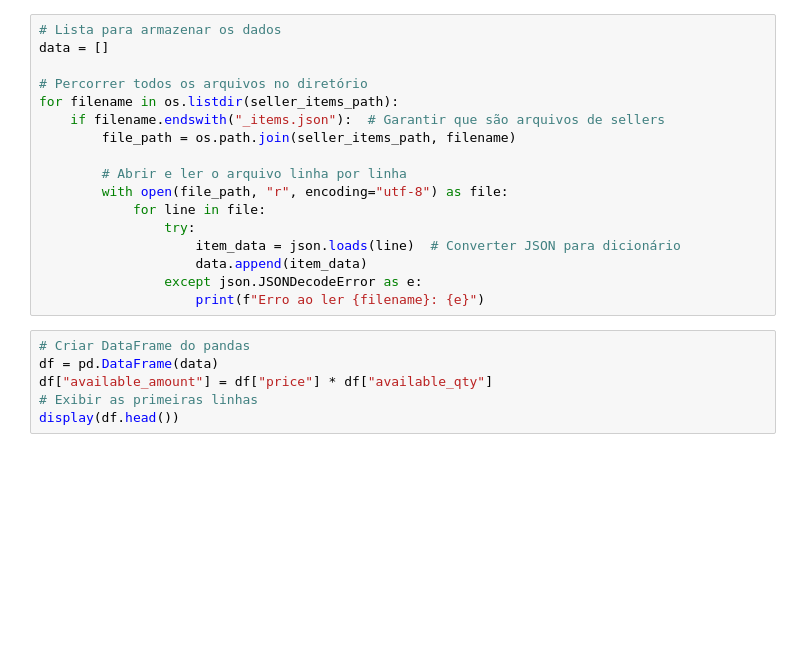
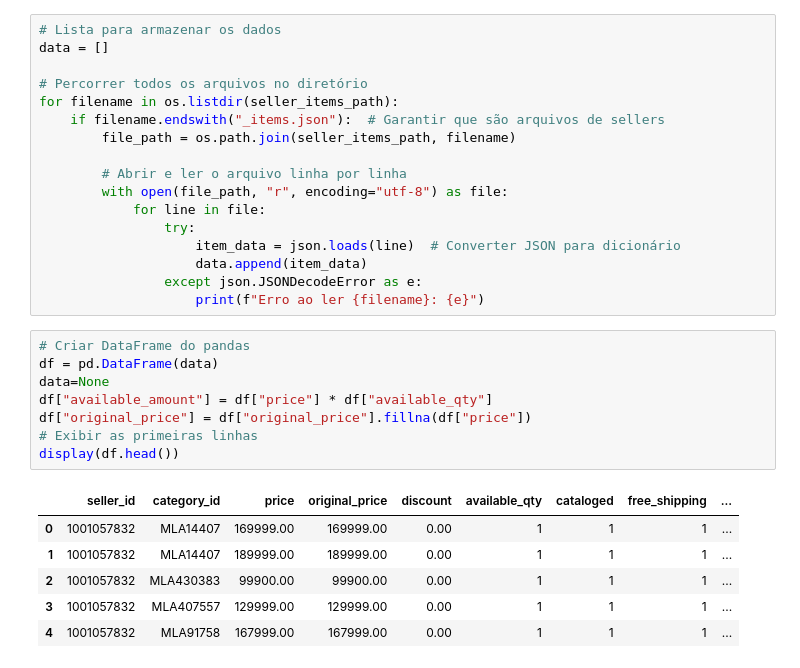
Before and after one commit to gustavozantut/MeLi_DA_Case, a Jupyter notebook: notebooks/data_analysis.ipynb, the cells around one changed output. Drawn from its saved outputs; the diff is of its cells as text; blank space fills up the shorter version.

```diff
--- a/notebooks/data_analysis.ipynb
+++ b/notebooks/data_analysis.ipynb
@@ -32,9 +36,18 @@ for filename in os.listdir(seller_items_path):
 # %%
 # Criar DataFrame do pandas
 df = pd.DataFrame(data)
+data=None
 df["available_amount"] = df["price"] * df["available_qty"]
+df["original_price"] = df["original_price"].fillna(df["price"])
 # Exibir as primeiras linhas
 display(df.head())
+# %% [output]
+|  | seller_id | category_id | price | original_price | discount | available_qty | cataloged | free_shipping | ... |
+| 0 | 1001057832 | MLA14407 | 169999.00 | 169999.00 | 0.00 | 1 | 1 | 1 | ... |
+| 1 | 1001057832 | MLA14407 | 189999.00 | 189999.00 | 0.00 | 1 | 1 | 1 | ... |
+| 2 | 1001057832 | MLA430383 | 99900.00 | 99900.00 | 0.00 | 1 | 1 | 1 | ... |
+| 3 | 1001057832 | MLA407557 | 129999.00 | 129999.00 | 0.00 | 1 | 1 | 1 | ... |
+| 4 | 1001057832 | MLA91758 | 167999.00 | 167999.00 | 0.00 | 1 | 1 | 1 | ... |
 # %%
 import numpy as np
 import scipy.stats as stats
```
Also changed, not shown: parts of 29 cells of this notebook, 2 other files.
